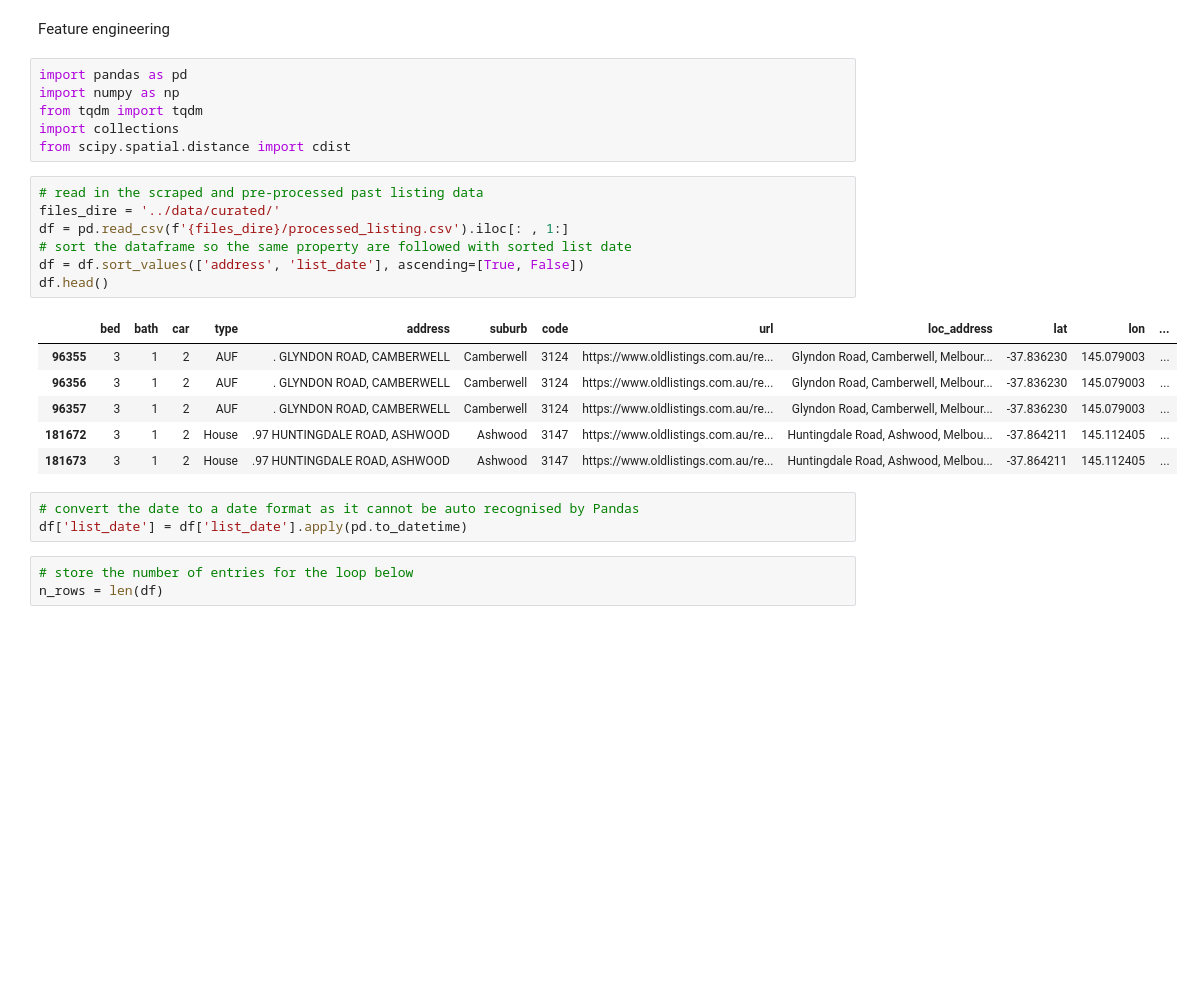
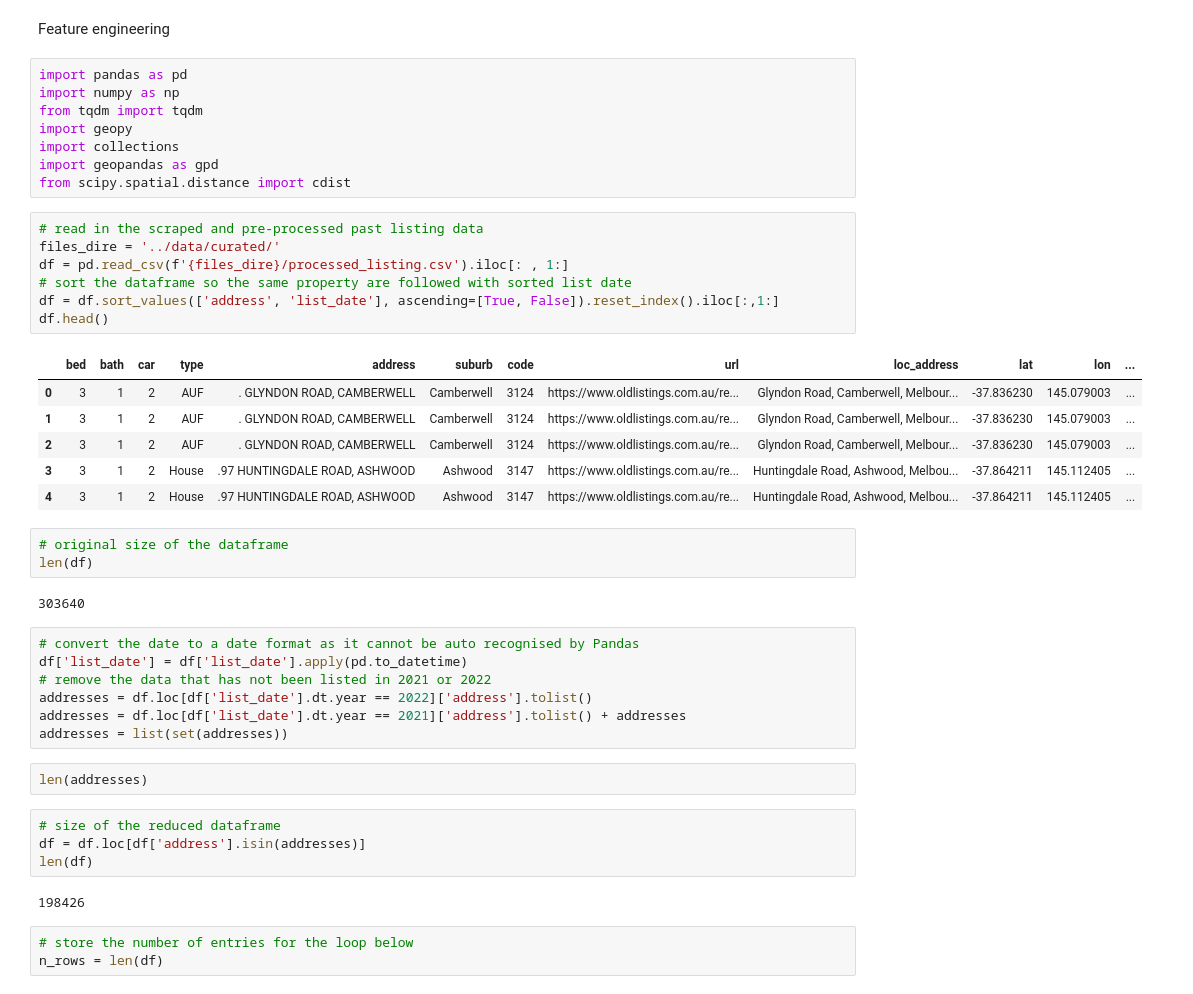
Before and after one commit to MAST30034-Applied-Data-Science/generic-real-estate-consulting-project-group-0, a Jupyter notebook: notebooks/feature_enger.ipynb, the cells around one changed output. Cells and saved outputs as stored; diff of their text form; blank space fills up the shorter version.

```diff
--- a/notebooks/feature_enger.ipynb
+++ b/notebooks/feature_enger.ipynb
@@ -4,25 +4,44 @@ Feature engineering
 import pandas as pd
 import numpy as np
 from tqdm import tqdm
+import geopy
 import collections
+import geopandas as gpd
 from scipy.spatial.distance import cdist
 # %%
 # read in the scraped and pre-processed past listing data
 files_dire = '../data/curated/'
 df = pd.read_csv(f'{files_dire}/processed_listing.csv').iloc[: , 1:]
 # sort the dataframe so the same property are followed with sorted list date
-df = df.sort_values(['address', 'list_date'], ascending=[True, False])
+df = df.sort_values(['address', 'list_date'], ascending=[True, False]).reset_index().iloc[:,1:]
 df.head()
 # %% [output]
 |  | bed | bath | car | type | address | suburb | code | url | loc_address | lat | lon | ... |
-| 96355 | 3 | 1 | 2 | AUF | . GLYNDON ROAD, CAMBERWELL | Camberwell | 3124 | https://www.oldlistings.com.au/re... | Glyndon Road, Camberwell, Melbour... | -37.836230 | 145.079003 | ... |
-| 96356 | 3 | 1 | 2 | AUF | . GLYNDON ROAD, CAMBERWELL | Camberwell | 3124 | https://www.oldlistings.com.au/re... | Glyndon Road, Camberwell, Melbour... | -37.836230 | 145.079003 | ... |
-| 96357 | 3 | 1 | 2 | AUF | . GLYNDON ROAD, CAMBERWELL | Camberwell | 3124 | https://www.oldlistings.com.au/re... | Glyndon Road, Camberwell, Melbour... | -37.836230 | 145.079003 | ... |
-| 181672 | 3 | 1 | 2 | House | .97 HUNTINGDALE ROAD, ASHWOOD | Ashwood | 3147 | https://www.oldlistings.com.au/re... | Huntingdale Road, Ashwood, Melbou... | -37.864211 | 145.112405 | ... |
-| 181673 | 3 | 1 | 2 | House | .97 HUNTINGDALE ROAD, ASHWOOD | Ashwood | 3147 | https://www.oldlistings.com.au/re... | Huntingdale Road, Ashwood, Melbou... | -37.864211 | 145.112405 | ... |
+| 0 | 3 | 1 | 2 | AUF | . GLYNDON ROAD, CAMBERWELL | Camberwell | 3124 | https://www.oldlistings.com.au/re... | Glyndon Road, Camberwell, Melbour... | -37.836230 | 145.079003 | ... |
+| 1 | 3 | 1 | 2 | AUF | . GLYNDON ROAD, CAMBERWELL | Camberwell | 3124 | https://www.oldlistings.com.au/re... | Glyndon Road, Camberwell, Melbour... | -37.836230 | 145.079003 | ... |
+| 2 | 3 | 1 | 2 | AUF | . GLYNDON ROAD, CAMBERWELL | Camberwell | 3124 | https://www.oldlistings.com.au/re... | Glyndon Road, Camberwell, Melbour... | -37.836230 | 145.079003 | ... |
+| 3 | 3 | 1 | 2 | House | .97 HUNTINGDALE ROAD, ASHWOOD | Ashwood | 3147 | https://www.oldlistings.com.au/re... | Huntingdale Road, Ashwood, Melbou... | -37.864211 | 145.112405 | ... |
+| 4 | 3 | 1 | 2 | House | .97 HUNTINGDALE ROAD, ASHWOOD | Ashwood | 3147 | https://www.oldlistings.com.au/re... | Huntingdale Road, Ashwood, Melbou... | -37.864211 | 145.112405 | ... |
+# %%
+# original size of the dataframe
+len(df)
+# %% [output]
+303640
 # %%
 # convert the date to a date format as it cannot be auto recognised by Pandas
 df['list_date'] = df['list_date'].apply(pd.to_datetime)
+# remove the data that has not been listed in 2021 or 2022
+addresses = df.loc[df['list_date'].dt.year == 2022]['address'].tolist()
+addresses = df.loc[df['list_date'].dt.year == 2021]['address'].tolist() + addresses
+addresses = list(set(addresses))
+# %%
+len(addresses)
+# %%
+# size of the reduced dataframe
+df = df.loc[df['address'].isin(addresses)]
+len(df)
+# %% [output]
+198426
 # %%
 # store the number of entries for the loop below
 n_rows = len(df)
```
Also changed, not shown: parts of 61 cells of this notebook, 3 other files.
